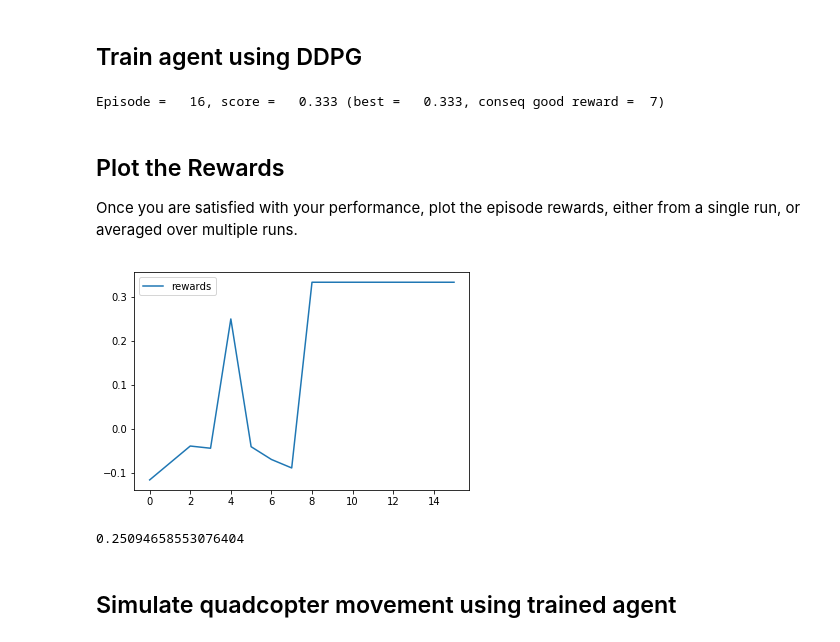
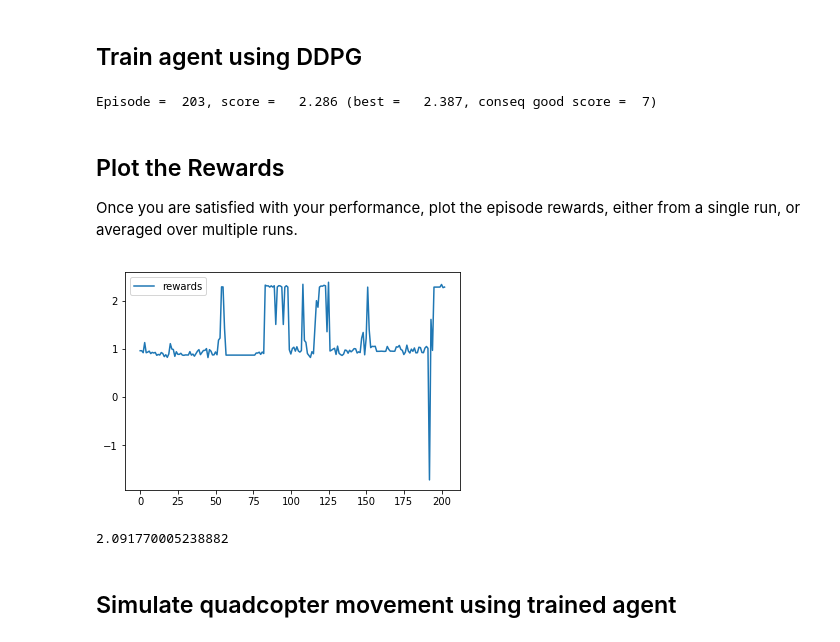
Before and after one commit to jmilushev/machine_learning_eng, a Jupyter notebook: RL-Quadcopter/Quadcopter_Project.ipynb, the cells around one changed output. Drawn from its saved outputs; the diff is of its cells as text; code cells hidden in the pictures.

```diff
--- a/RL-Quadcopter/Quadcopter_Project.ipynb
+++ b/RL-Quadcopter/Quadcopter_Project.ipynb
@@ -235,9 +236,10 @@ from task import Task
 
 
 num_episodes = 1000
-target_pos = np.array([0., 0., 12.])
-init_velocities=np.array([0., 0., 0.0])
-task = Task(target_pos=target_pos)
+init_pose = np.array([0., 0., 10., 0., 0., 0.])  # initial pose
+target_pos = np.array([0., 0., 20.])
+init_velocities=np.array([0., 0., 0.])
+task = Task(init_pose, target_pos=target_pos)
 agent = DDPG(task)
 rewards = []
 i = 0
@@ -254,18 +256,18 @@ for i_episode in range(1, num_episodes+1):
         state = next_state
         if done:
             score, best_score = agent.get_scores()
-            print("\rEpisode = {:4d}, score = {:7.3f} (best = {:7.3f}, conseq good reward = {:2d})".format(
+            print("\rEpisode = {:4d}, score = {:7.3f} (best = {:7.3f}, conseq good score = {:2d})".format(
                 i_episode, agent.score, agent.best_score, i), end="")  # [debug]
 
             rewards.append(score)
-            if score > 0.3:
+            if score > 2.0:
                 i = i + 1
             else:
                 i = 0
             break
     sys.stdout.flush()
 # %% [output]
-Episode =   16, score =   0.333 (best =   0.333, conseq good reward =  7)
+Episode =  203, score =   2.286 (best =   2.387, conseq good score =  7)
 # %% [markdown]
 ## Plot the Rewards
 
@@ -273,17 +275,17 @@ Once you are satisfied with your performance, plot the episode rewards, either f
 # %%
 import matplotlib.pyplot as plt
 %matplotlib inline
 
-plt.plot(range(i_episode-1), rewards, label='rewards')
+plt.plot(range(len(rewards)), rewards, label='rewards')
 plt.legend()
 _ = plt.ylim()
 # %% [output]
-[figure, old version]
+[figure, new version]
 # %%
 last10Mean = np.mean(rewards[-10:])
 print(last10Mean)
 # %% [output]
-0.25094658553076404
+2.091770005238882
 # %% [markdown]
 ## Simulate quadcopter movement using trained agent
 # %%
```
Also changed, not shown: parts of 18 cells of this notebook, 6 other files.
